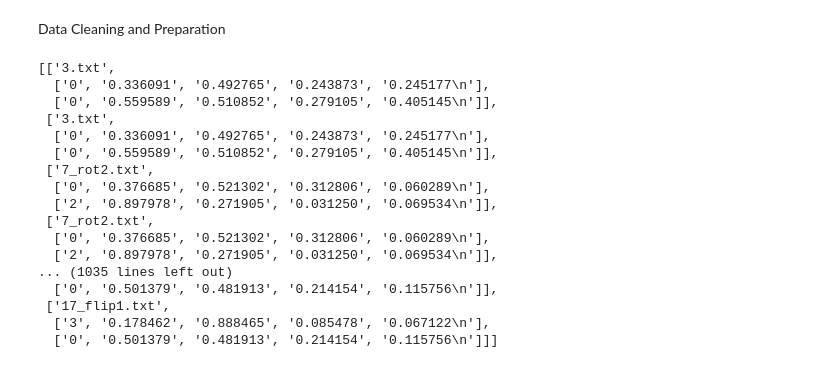
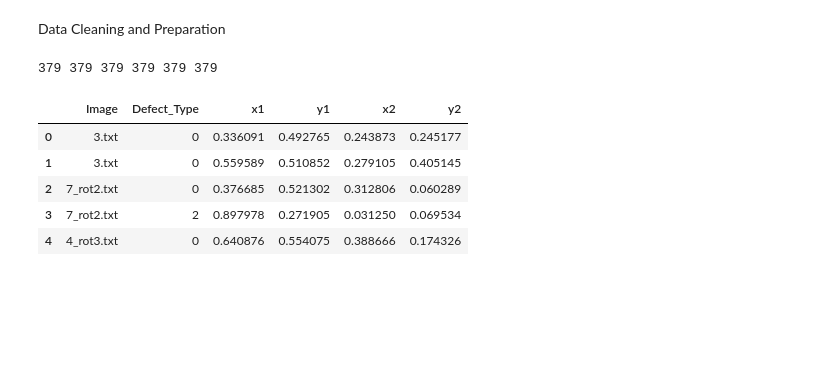
Before and after one commit to pullz6/ADS1-Visualisation, a Jupyter notebook: Aircraft_Turbo_Defect_Prediction.ipynb, the cells around one changed output. Saved outputs shown, nothing was run; the diff lists cells and outputs as text; code cells hidden in the pictures; blank space fills up the shorter version.

```diff
--- a/Aircraft_Turbo_Defect_Prediction.ipynb
+++ b/Aircraft_Turbo_Defect_Prediction.ipynb
@@ -67,17 +67,28 @@ Reading the category and the location of the data in the labels file
 path_train = "/content/drive/My Drive/sample_data/Projects/Aircraft_Turbo_Defects/labels/train"
 label_train = os.listdir('/content/drive/My Drive/sample_data/Projects/Aircraft_Turbo_Defects/labels/train')
 label_val = os.listdir('/content/drive/My Drive/sample_data/Projects/Aircraft_Turbo_Defects/labels/val')
-All_values = []
+images = []
+defect_type = []
+x1 = []
+y1 = []
+x2 = []
+y2 = []
 for name in label_train:
-  temp = []
-  temp.append(name)
+  images.append(name)
   text_file = open('/content/drive/My Drive/sample_data/Projects/Aircraft_Turbo_Defects/labels/train/'+name,'r')
+  t=t+1
   line_list = text_file.readlines();
   #for each line from the list, print the line
+  t = 0
   for line in line_list:
     #Read the values, which comes as a string, segregate it by the space and create a list
+    if t!=0:
+      images.append(name)
     values = line.split(" ")
-    temp.append(values)
-    print(values)
-    All_values.append(temp)
+    defect_type.append(values[0])
+    x1.append(values[1])
+    y1.append(values[2])
+    x2.append(values[3])
+    y2.append(values[4])
+    t = t+1
   text_file.close() #don't forget to close the file
@@ -102,22 +95,24 @@ for name in label_train:
 # %% [markdown]
 Data Cleaning and Preparation
-# %%
-All_values
-# %% [output]
-[['3.txt',
-  ['0', '0.336091', '0.492765', '0.243873', '0.245177\n'],
-  ['0', '0.559589', '0.510852', '0.279105', '0.405145\n']],
- ['3.txt',
-  ['0', '0.336091', '0.492765', '0.243873', '0.245177\n'],
-  ['0', '0.559589', '0.510852', '0.279105', '0.405145\n']],
- ['7_rot2.txt',
-  ['0', '0.376685', '0.521302', '0.312806', '0.060289\n'],
-  ['2', '0.897978', '0.271905', '0.031250', '0.069534\n']],
- ['7_rot2.txt',
-  ['0', '0.376685', '0.521302', '0.312806', '0.060289\n'],
-  ['2', '0.897978', '0.271905', '0.031250', '0.069534\n']],
-... (1035 lines left out)
-  ['0', '0.501379', '0.481913', '0.214154', '0.115756\n']],
- ['17_flip1.txt',
-  ['3', '0.178462', '0.888465', '0.085478', '0.067122\n'],
-  ['0', '0.501379', '0.481913', '0.214154', '0.115756\n']]]
+# %%
+#Making sure all the lengths are the same
+print(len(images),len(defect_type),len(x1),len(y1),len(x2),len(y2))
+# %% [output]
+379 379 379 379 379 379
+# %%
+df = pd.DataFrame(columns = ['Image','Defect_Type','x1','y1','x2','y2'])
+df.Image = images
+df.Defect_Type = defect_type
+df.x1 = x1
+df.x2 = x2
+df.y1 = y1
+df.y2 = y2
+df.y2 = df["y2"].str.replace('\n','')
+df.head()
+# %% [output]
+|  | Image | Defect_Type | x1 | y1 | x2 | y2 |
+| 0 | 3.txt | 0 | 0.336091 | 0.492765 | 0.243873 | 0.245177 |
+| 1 | 3.txt | 0 | 0.559589 | 0.510852 | 0.279105 | 0.405145 |
+| 2 | 7_rot2.txt | 0 | 0.376685 | 0.521302 | 0.312806 | 0.060289 |
+| 3 | 7_rot2.txt | 2 | 0.897978 | 0.271905 | 0.031250 | 0.069534 |
+| 4 | 4_rot3.txt | 0 | 0.640876 | 0.554075 | 0.388666 | 0.174326 |
```
Also changed, not shown: parts of 3 cells of this notebook.
